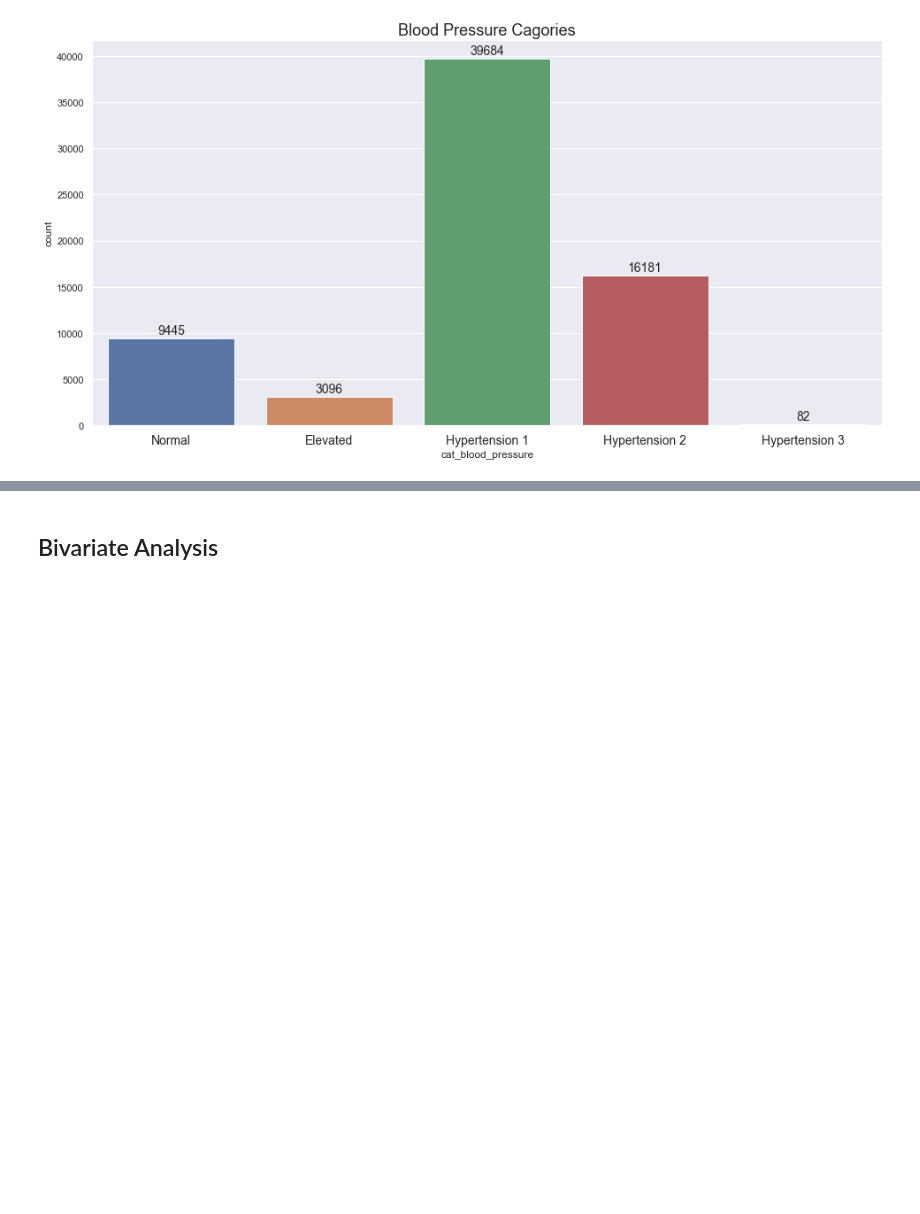
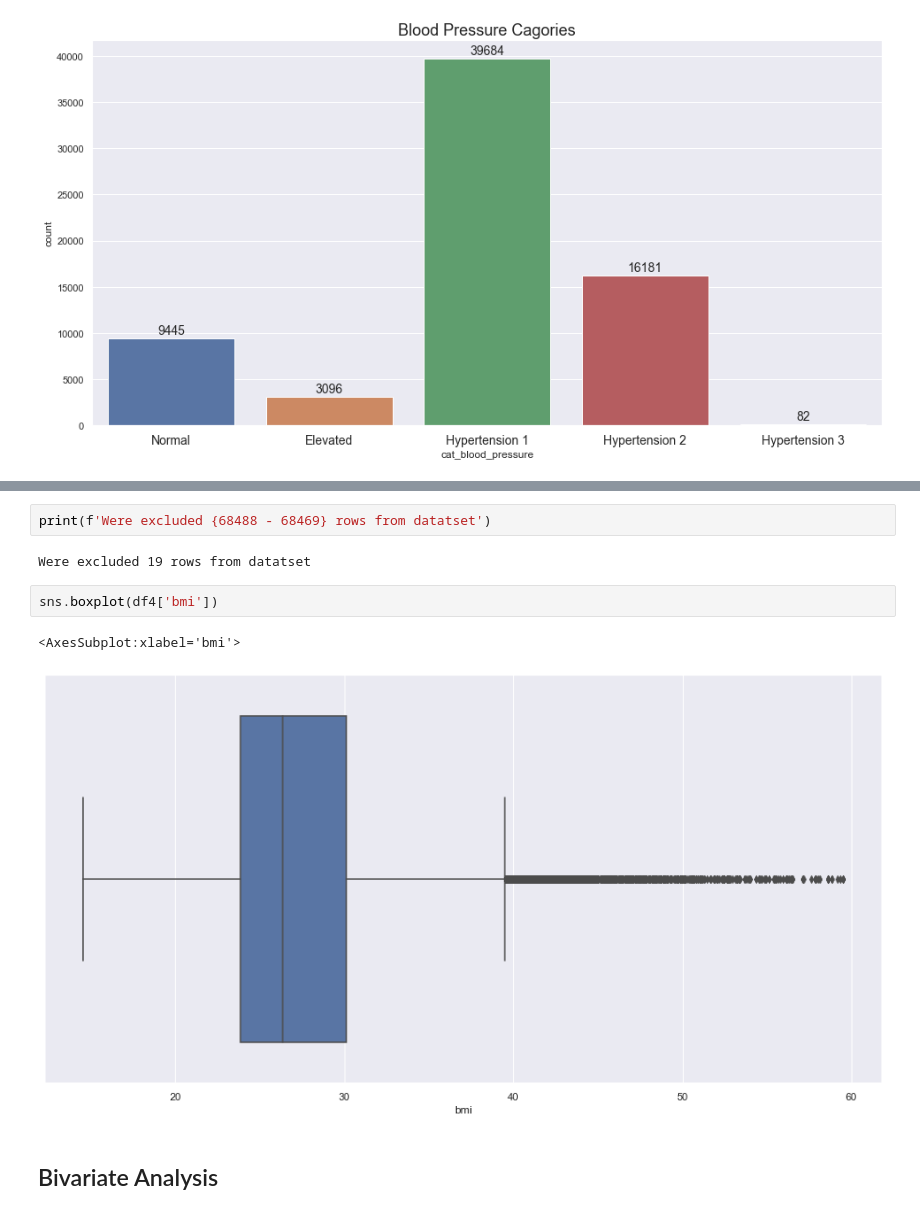
Before and after one commit to felipedmnq/Cardiac-disease-prediction, a Jupyter notebook: Notebooks/Cardiovascular_disease_prediction_second_cycle.ipynb, the cells around one changed output, grey strips where cells are left out. Drawn from its saved outputs; the diff is of its cells as text; blank space fills up the shorter version.

```diff
--- a/Notebooks/Cardiovascular_disease_prediction_second_cycle.ipynb
+++ b/Notebooks/Cardiovascular_disease_prediction_second_cycle.ipynb
@@ -414,2 +497,11 @@ plt.xticks([0, 1, 2, 3, 4], ['Normal', 'Elevated', 'Hypertension 1', 'Hypertensi
+# %%
+print(f'Were excluded {68488 - 68469} rows from datatset')
+# %% [output]
+Were excluded 19 rows from datatset
+# %%
+sns.boxplot(df4['bmi'])
+# %% [output]
+<AxesSubplot:xlabel='bmi'>
+[figure, added]
 # %% [markdown]
 ## Bivariate Analysis
```
Also changed, not shown: parts of 42 cells of this notebook.
